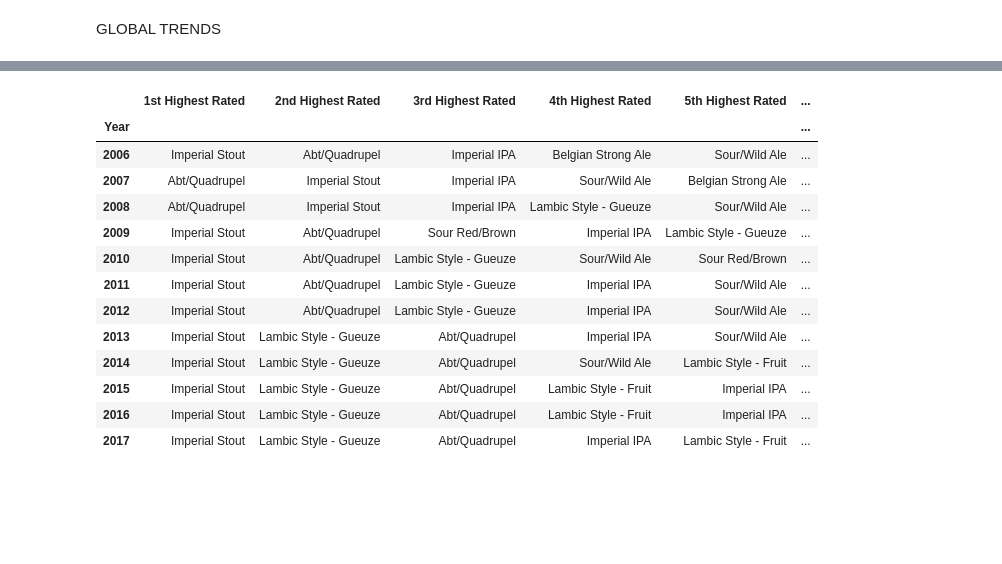
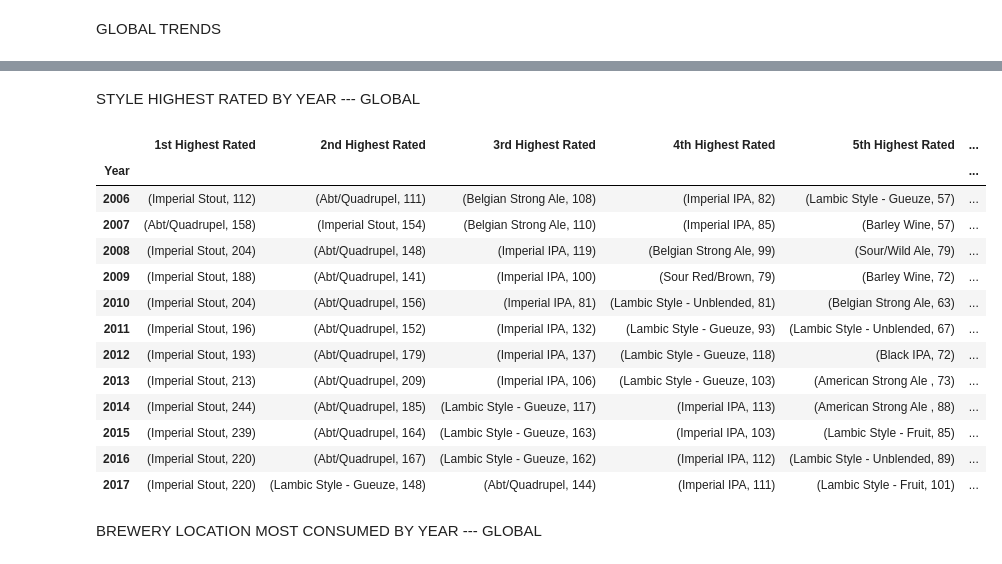
Before and after one commit to epfl-ada/ada-2023-project-vivalavada, a Jupyter notebook: p3_trends_final.ipynb, the cells around one changed output, grey strips where cells are left out. Saved outputs shown, nothing was run; the diff lists cells and outputs as text; code cells hidden in the pictures; blank space fills up the shorter version.

```diff
--- a/p3_trends_final.ipynb
+++ b/p3_trends_final.ipynb
@@ -57,0 +62,14 @@ style_popularities_by_year
+# %%
+all_years_list = sorted(ratings['year'].unique())
+style_popularities_by_year = pd.DataFrame()
+for year in all_years_list:
+    location_style = location_style_stats(ratings.copy(), users.copy(), year, loc_style_threshold = 10, rating_flag = False)
+    location_style_groupedby_loc = location_style.groupby('location')
+    idx_most_popular = location_style_groupedby_loc.apply(lambda x: x.nlargest(3, 'popularity_percentage')).index.values
+    idx_most_popular = [x[1] for x in idx_most_popular]
+    most_popular_styles_by_location = location_style.loc[idx_most_popular]
+    three_most_popular_styles_by_location = most_popular_styles_by_location.groupby('location')['style'].agg(list).to_frame()
+    three_most_popular_styles_by_location = three_most_popular_styles_by_location.rename(columns = {'style': str(year)})
+    style_popularities_by_year = pd.concat([style_popularities_by_year, three_most_popular_styles_by_location], axis = 1)
+
+style_popularities_by_year
@@ -86,0 +124,14 @@ style_ratings_by_year
+# %%
+all_years_list = sorted(ratings['year'].unique())
+style_ratings_by_year = pd.DataFrame()
+for year in all_years_list:
+    location_style = location_style_stats(ratings.copy(), users.copy(), year, loc_style_threshold = 10, rating_flag = True)
+    location_style_groupedby_loc = location_style.groupby('location')
+    idx_highest_rated = location_style_groupedby_loc.apply(lambda x: x.nlargest(3, 'z_score')).index.values
+    idx_highest_rated = [x[1] for x in idx_highest_rated]
+    highest_rated_styles_by_location = location_style.loc[idx_highest_rated]
+    three_highest_rated_styles_by_location = highest_rated_styles_by_location.groupby('location')['style'].agg(list).to_frame()
+    three_highest_rated_styles_by_location = three_highest_rated_styles_by_location.rename(columns = {'style': str(year)})
+    style_ratings_by_year = pd.concat([style_ratings_by_year, three_highest_rated_styles_by_location], axis = 1)
+
+style_ratings_by_year
@@ -150,7 +222,7 @@ global_style_popularity_points_by_year = pd.DataFrame()
 points = [12, 10, 8, 7, 6, 5, 4, 3, 2, 1]
 for year in all_years_list:
     style_popularity_points_dict = {key: 0 for key in ratings['style'].unique().tolist()}
-    location_style = location_style_stats(ratings.copy(), users.copy(), year, loc_style_threshold = 10, rating_flag = False)
+    location_style = location_style_stats(ratings.copy(), users.copy(), year, loc_style_threshold = 10, rating_flag = False, global_flag = True)
     location_style_groupedby_loc = location_style.groupby('location')
     idx_10_most_popular = location_style_groupedby_loc['popularity_percentage'].nlargest(10).index.get_level_values(1)
     most_popular_styles_by_location = location_style.loc[idx_10_most_popular]
@@ -167,6 +239,9 @@ for year in all_years_list:
     global_style_popularity_points_by_year[str(year)] = style_popularity_points_dict
 
 global_style_popularities_by_year = global_style_popularity_points_by_year.apply(lambda x: x.nlargest(10).index.tolist()).T
+global_style_popularities_by_year_points = global_style_popularity_points_by_year.apply(lambda x: x.nlargest(10).tolist()).T
+tuple_list = {column: list(zip(global_style_popularities_by_year[column], global_style_popularities_by_year_points[column])) for column in global_style_popularities_by_year.columns}
+global_style_popularities_by_year = pd.DataFrame(tuple_list, index = global_style_popularities_by_year.index)
 
 global_style_popularities_by_year.columns = ['1st Most Popular', '2nd Most Popular', '3rd Most Popular', '4th Most Popular', '5th Most Popular', '6th Most Popular', '7th Most Popular', '8th Most Popular', '9th Most Popular', '10th Most Popular']
 global_style_popularities_by_year.index.name = 'Year'
@@ -189,45 +264,53 @@ global_style_popularities_by_year
+# %% [markdown]
+STYLE HIGHEST RATED BY YEAR --- GLOBAL
 # %%
 all_years_list = sorted(ratings['year'].unique())
 global_style_rating_points_by_year = pd.DataFrame()
 points = [12, 10, 8, 7, 6, 5, 4, 3, 2, 1]
 for year in all_years_list:
     style_rating_points_dict = {key: 0 for key in ratings['style'].unique().tolist()}
-    location_style = location_style_stats(ratings.copy(), users.copy(), year, loc_style_threshold = 10, rating_flag = True)
+    location_style = location_style_stats(ratings.copy(), users.copy(), year, loc_style_threshold = 10, rating_flag = True, global_flag = True)
     location_style_groupedby_loc = location_style.groupby('location')
     idx_10_highest_rated = location_style_groupedby_loc['z_score'].nlargest(10).index.get_level_values(1)
     highest_rated_styles_by_location = location_style.loc[idx_10_highest_rated]
 
     point_idx = 0
     prev_location = highest_rated_styles_by_location.iloc[0]['location']
     for index, row in highest_rated_styles_by_location.iterrows():
         location = row['location']
         if location != prev_location:
             point_idx = 0
             prev_location = location
         style_rating_points_dict[row['style']] += points[point_idx]
         point_idx += 1
     global_style_rating_points_by_year[str(year)] = style_rating_points_dict
 
 global_style_highest_rated_by_year = global_style_rating_points_by_year.apply(lambda x: x.nlargest(10).index.tolist()).T
+global_style_highest_rated_by_year_points = global_style_rating_points_by_year.apply(lambda x: x.nlargest(10).tolist()).T
+
+tuple_list = {column: list(zip(global_style_highest_rated_by_year[column], global_style_highest_rated_by_year_points[column])) for column in global_style_highest_rated_by_year.columns}
+global_style_highest_rated_by_year = pd.DataFrame(tuple_list, index = global_style_highest_rated_by_year.index)
 
 global_style_highest_rated_by_year.columns = ['1st Highest Rated', '2nd Highest Rated', '3rd Highest Rated', '4th Highest Rated', '5th Highest Rated', '6th Highest Rated', '7th Highest Rated', '8th Highest Rated', '9th Highest Rated', '10th Highest Rated']
 global_style_highest_rated_by_year.index.name = 'Year'
 global_style_highest_rated_by_year
 # %% [output]
 |  | 1st Highest Rated | 2nd Highest Rated | 3rd Highest Rated | 4th Highest Rated | 5th Highest Rated | ... |
 | Year |  |  |  |  |  | ... |
-| 2006 | Imperial Stout | Abt/Quadrupel | Imperial IPA | Belgian Strong Ale | Sour/Wild Ale | ... |
-| 2007 | Abt/Quadrupel | Imperial Stout | Imperial IPA | Sour/Wild Ale | Belgian Strong Ale | ... |
-| 2008 | Abt/Quadrupel | Imperial Stout | Imperial IPA | Lambic Style - Gueuze | Sour/Wild Ale | ... |
-| 2009 | Imperial Stout | Abt/Quadrupel | Sour Red/Brown | Imperial IPA | Lambic Style - Gueuze | ... |
-| 2010 | Imperial Stout | Abt/Quadrupel | Lambic Style - Gueuze | Sour/Wild Ale | Sour Red/Brown | ... |
-| 2011 | Imperial Stout | Abt/Quadrupel | Lambic Style - Gueuze | Imperial IPA | Sour/Wild Ale | ... |
-| 2012 | Imperial Stout | Abt/Quadrupel | Lambic Style - Gueuze | Imperial IPA | Sour/Wild Ale | ... |
-| 2013 | Imperial Stout | Lambic Style - Gueuze | Abt/Quadrupel | Imperial IPA | Sour/Wild Ale | ... |
-| 2014 | Imperial Stout | Lambic Style - Gueuze | Abt/Quadrupel | Sour/Wild Ale | Lambic Style - Fruit | ... |
-| 2015 | Imperial Stout | Lambic Style - Gueuze | Abt/Quadrupel | Lambic Style - Fruit | Imperial IPA | ... |
-| 2016 | Imperial Stout | Lambic Style - Gueuze | Abt/Quadrupel | Lambic Style - Fruit | Imperial IPA | ... |
-| 2017 | Imperial Stout | Lambic Style - Gueuze | Abt/Quadrupel | Imperial IPA | Lambic Style - Fruit | ... |
+| 2006 | (Imperial Stout, 112) | (Abt/Quadrupel, 111) | (Belgian Strong Ale, 108) | (Imperial IPA, 82) | (Lambic Style - Gueuze, 57) | ... |
+| 2007 | (Abt/Quadrupel, 158) | (Imperial Stout, 154) | (Belgian Strong Ale, 110) | (Imperial IPA, 85) | (Barley Wine, 57) | ... |
+| 2008 | (Imperial Stout, 204) | (Abt/Quadrupel, 148) | (Imperial IPA, 119) | (Belgian Strong Ale, 99) | (Sour/Wild Ale, 79) | ... |
+| 2009 | (Imperial Stout, 188) | (Abt/Quadrupel, 141) | (Imperial IPA, 100) | (Sour Red/Brown, 79) | (Barley Wine, 72) | ... |
+| 2010 | (Imperial Stout, 204) | (Abt/Quadrupel, 156) | (Imperial IPA, 81) | (Lambic Style - Unblended, 81) | (Belgian Strong Ale, 63) | ... |
+| 2011 | (Imperial Stout, 196) | (Abt/Quadrupel, 152) | (Imperial IPA, 132) | (Lambic Style - Gueuze, 93) | (Lambic Style - Unblended, 67) | ... |
+| 2012 | (Imperial Stout, 193) | (Abt/Quadrupel, 179) | (Imperial IPA, 137) | (Lambic Style - Gueuze, 118) | (Black IPA, 72) | ... |
+| 2013 | (Imperial Stout, 213) | (Abt/Quadrupel, 209) | (Imperial IPA, 106) | (Lambic Style - Gueuze, 103) | (American Strong Ale , 73) | ... |
+| 2014 | (Imperial Stout, 244) | (Abt/Quadrupel, 185) | (Lambic Style - Gueuze, 117) | (Imperial IPA, 113) | (American Strong Ale , 88) | ... |
+| 2015 | (Imperial Stout, 239) | (Abt/Quadrupel, 164) | (Lambic Style - Gueuze, 163) | (Imperial IPA, 103) | (Lambic Style - Fruit, 85) | ... |
+| 2016 | (Imperial Stout, 220) | (Abt/Quadrupel, 167) | (Lambic Style - Gueuze, 162) | (Imperial IPA, 112) | (Lambic Style - Unblended, 89) | ... |
+| 2017 | (Imperial Stout, 220) | (Lambic Style - Gueuze, 148) | (Abt/Quadrupel, 144) | (Imperial IPA, 111) | (Lambic Style - Fruit, 101) | ... |
+# %% [markdown]
+BREWERY LOCATION MOST CONSUMED BY YEAR --- GLOBAL
 # %%
 all_years_list = sorted(ratings['year'].unique())
 global_brewery_popularity_points_by_year = pd.DataFrame()
```
Also changed, not shown: parts of 15 cells of this notebook, 1 other file.
